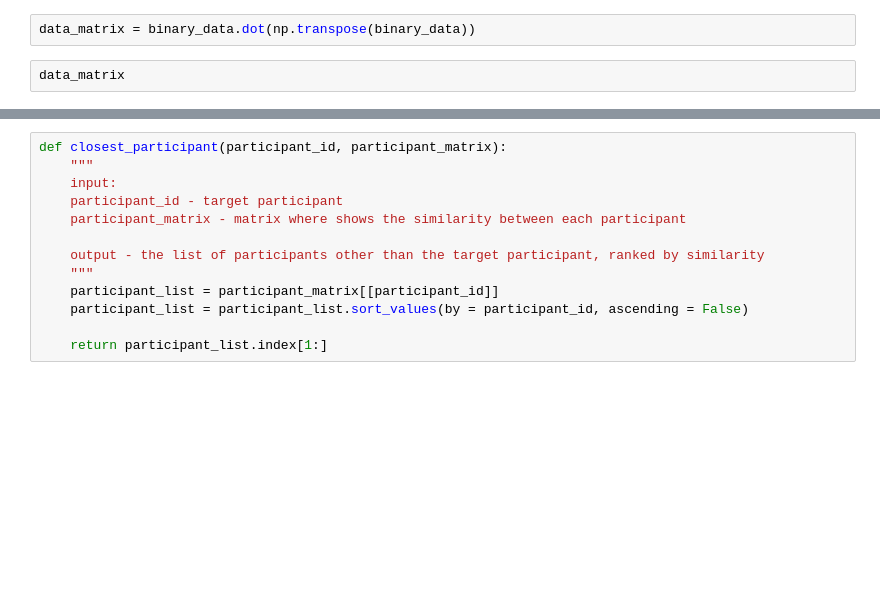
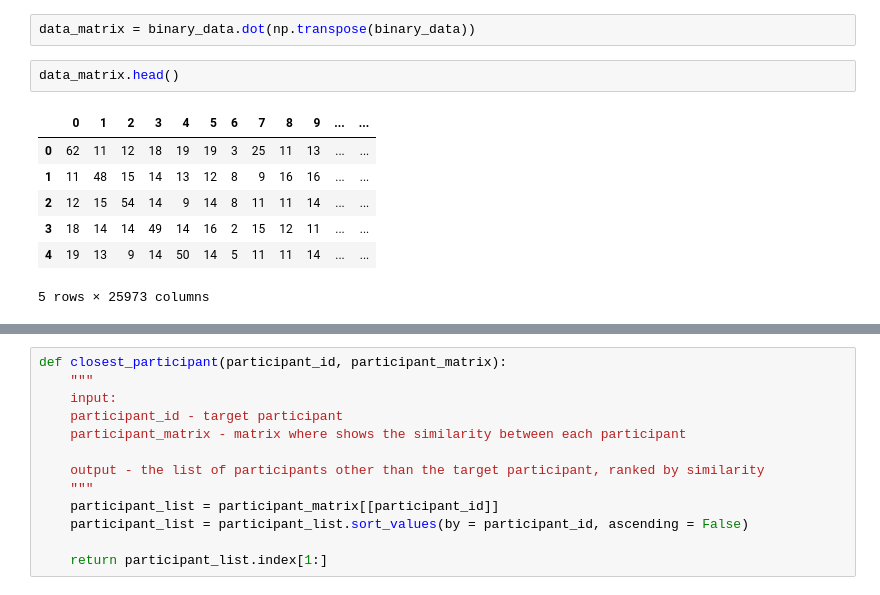
Before and after one commit to thecrossed/kaggle_survey_2021, a Jupyter notebook: what-do-data-scientists-usually-do.ipynb, the cells around one changed output, grey strips where cells are left out. Cells and saved outputs as stored; diff of their text form; blank space fills up the shorter version.

```diff
--- a/what-do-data-scientists-usually-do.ipynb
+++ b/what-do-data-scientists-usually-do.ipynb
@@ -152,4 +152,12 @@ binary_data = replace_nan(pivoted_data)
 # %%
 data_matrix = binary_data.dot(np.transpose(binary_data))
 # %%
-data_matrix
+data_matrix.head()
+# %% [output]
+|  | 0 | 1 | 2 | 3 | 4 | 5 | 6 | 7 | 8 | 9 | ... | ... |
+| 0 | 62 | 11 | 12 | 18 | 19 | 19 | 3 | 25 | 11 | 13 | ... | ... |
+| 1 | 11 | 48 | 15 | 14 | 13 | 12 | 8 | 9 | 16 | 16 | ... | ... |
+| 2 | 12 | 15 | 54 | 14 | 9 | 14 | 8 | 11 | 11 | 14 | ... | ... |
+| 3 | 18 | 14 | 14 | 49 | 14 | 16 | 2 | 15 | 12 | 11 | ... | ... |
+| 4 | 19 | 13 | 9 | 14 | 50 | 14 | 5 | 11 | 11 | 14 | ... | ... |
+5 rows × 25973 columns
```
Also changed, not shown: parts of 8 cells of this notebook.
